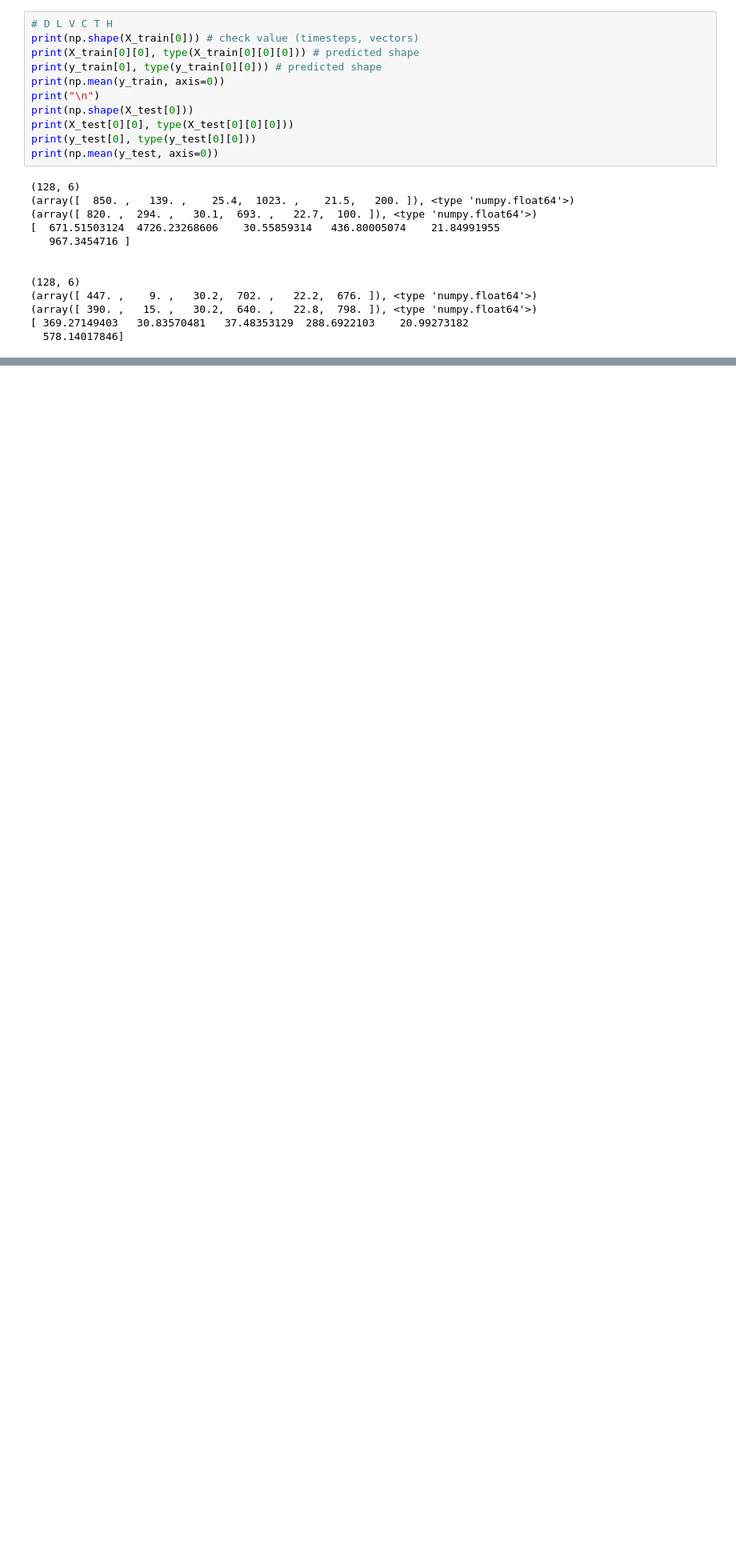
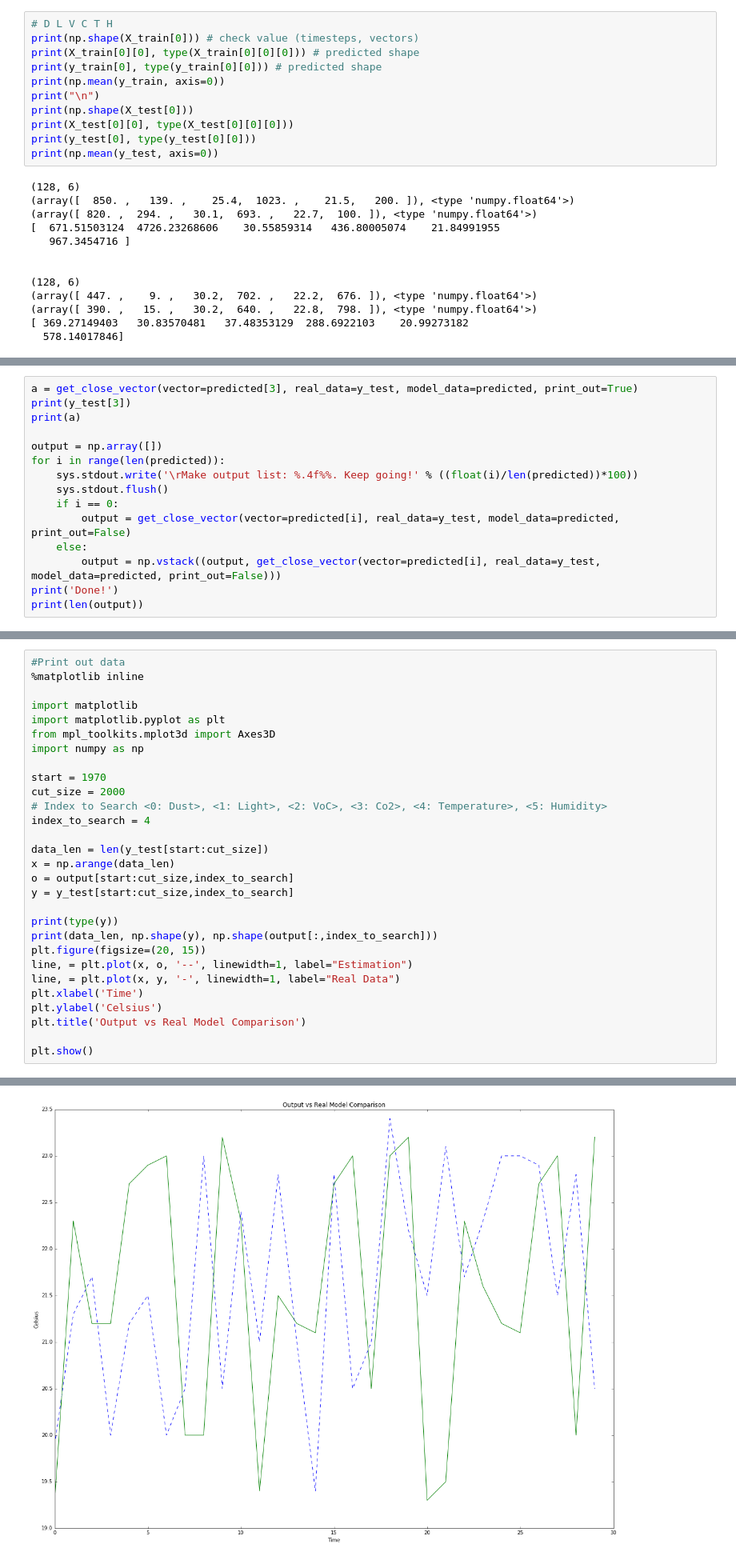
Before and after one commit to JaehyunAhn/regression-sensor-ipynb, a Jupyter notebook: GRU_module.ipynb, the cells around one changed output, grey strips where cells are left out. Shown at 80% size. Drawn from its saved outputs; the diff is of its cells as text; blank space fills up the shorter version.

Commit message:
GRU module add: 2D plot estimation comparison model

```diff
--- a/GRU_module.ipynb
+++ b/GRU_module.ipynb
@@ -353,0 +356,15 @@ print(predicted[0])
+# %%
+a = get_close_vector(vector=predicted[3], real_data=y_test, model_data=predicted, print_out=True)
+print(y_test[3])
+print(a)
+
+output = np.array([])
+for i in range(len(predicted)):
+    sys.stdout.write('\rMake output list: %.4f%%. Keep going!' % ((float(i)/len(predicted))*100))
+    sys.stdout.flush()
+    if i == 0:
+        output = get_close_vector(vector=predicted[i], real_data=y_test, model_data=predicted, print_out=False)
+    else:
+        output = np.vstack((output, get_close_vector(vector=predicted[i], real_data=y_test, model_data=predicted, print_out=False)))
+print('Done!')
+print(len(output))
@@ -353,0 +378,30 @@ print(predicted[0])
+# %%
+#Print out data
+%matplotlib inline
+
+import matplotlib
+import matplotlib.pyplot as plt
+from mpl_toolkits.mplot3d import Axes3D
+import numpy as np
+
+start = 1970
+cut_size = 2000
+# Index to Search <0: Dust>, <1: Light>, <2: VoC>, <3: Co2>, <4: Temperature>, <5: Humidity>
+index_to_search = 4
+
+data_len = len(y_test[start:cut_size])
+x = np.arange(data_len)
+o = output[start:cut_size,index_to_search]
+y = y_test[start:cut_size,index_to_search]
+
+print(type(y))
+print(data_len, np.shape(y), np.shape(output[:,index_to_search]))
+plt.figure(figsize=(20, 15))
+line, = plt.plot(x, o, '--', linewidth=1, label="Estimation")
+line, = plt.plot(x, y, '-', linewidth=1, label="Real Data")
+plt.xlabel('Time')
+plt.ylabel('Celsius')
+plt.title('Output vs Real Model Comparison')
+
+plt.show()
+# %% [output]
@@ -353,0 +410 @@ print(predicted[0])
+[figure, added]
```
Also changed, not shown: parts of 9 cells of this notebook.
